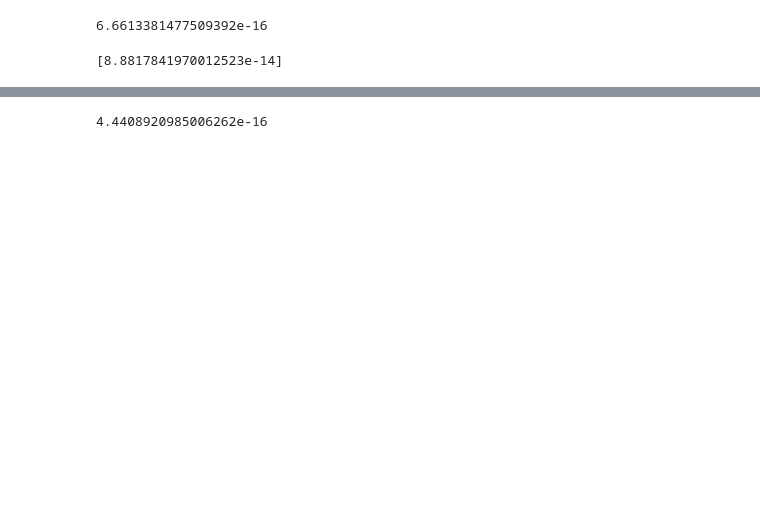
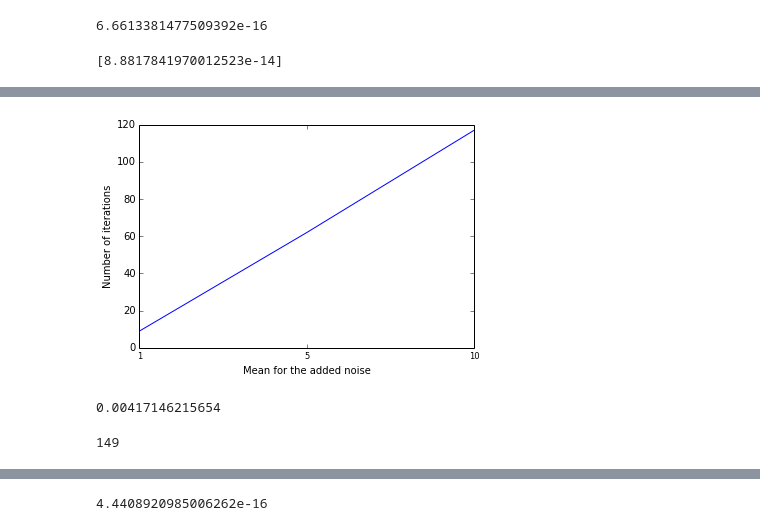
Before and after one commit to Divyagash/Class-6, a Jupyter notebook: PythonFiles/HW1.ipynb, the cells around one changed output, grey strips where cells are left out. Saved outputs shown, nothing was run; the diff lists cells and outputs as text; code cells hidden in the pictures; blank space fills up the shorter version.

```diff
--- a/PythonFiles/HW1.ipynb
+++ b/PythonFiles/HW1.ipynb
@@ -797,0 +862,31 @@ batchGradientDiscent(SSEPolynomialBasis,Sp,step,0.00000001,1000,designMat,Y)
+# %%
+NGAnalyticSoln = weights0
+SP1 =NGAnalyticSoln +  np.random.normal(1,1,len(NGAnalyticSoln))
+SP2 =NGAnalyticSoln +  np.random.normal(5,1,len(NGAnalyticSoln))
+SP3 =NGAnalyticSoln +  np.random.normal(10,1,len(NGAnalyticSoln))
+step = 1/np.linalg.norm(SSEPolynomialBasis(SP1,designMat,Y)[1])
+
+SP1output =  batchGradientDiscent(SSEPolynomialBasis,SP1,step,1e-8,1000,designMat,Y)
+step = 1/np.linalg.norm(SSEPolynomialBasis(SP2,designMat,Y)[1])
+SP2output =  batchGradientDiscent(SSEPolynomialBasis,SP2,step,1e-8,1000,designMat,Y)
+step = 1/np.linalg.norm(SSEPolynomialBasis(SP3,designMat,Y)[1])
+SP3output =  batchGradientDiscent(SSEPolynomialBasis,SP3,step,1e-8,1000,designMat,Y)
+
+Iterations0 = [SP1output[3],SP2output[3],SP3output[3] ]
+
+#SP3output
+W1 = ['1','5','10']
+# %%
+#plt.plot(W1,Iterations)
+plt.plot(range(len(Iterations)),Iterations,label='$\lambda$ = 0.1')
+#plt.plot(range(len(RRLambda0_5M10)),RRLambda0_5M10,label='$\lambda$ = 0.5')
+#plt.plot(range(len(RRLambda1M10)),RRLambda1M10,label='$\lambda$ = 1')
+#plt.plot(range(len(RRLambda2M10)),RRLambda2M10,label='$\lambda$ =2')
+#plt.plot(range(len(RRLambda5M10)),RRLambda5M10,label='$\lambda$ = 5')
+plt.xticks(range(len(W1)),W1, size='small')
+#plt.legend(bbox_to_anchor=(1.05, 1), loc=2, borderaxespad=0.)
+plt.xlabel('Mean for the added noise')
+plt.ylabel('Number of iterations')
+plt.show()
+# %% [output]
+[figure, added]
@@ -798,3 +895,46 @@ batchGradientDiscent(SSEPolynomialBasis,Sp,step,0.00000001,1000,designMat,Y)
+# %%
+# Comparing step sizes
+NGAnalyticSoln = weights0
+SP3 =NGAnalyticSoln +  np.random.normal(10,1,len(NGAnalyticSoln))
+step = 1/np.linalg.norm(SSEPolynomialBasis(SP3,designMat,Y)[1])
+step1 = step
+step2 = step*5
+step3 = step*10
+step4 = step*15
+step5 = step*20
+
+step1Iter = []
+step2Iter = []
+step3Iter = []
+step4Iter = []
+for i in range(10):
+    SP1output =  batchGradientDiscent(SSEPolynomialBasis,SP3,step,1e-8,1000,designMat,Y)
+    SP2output =  batchGradientDiscent(SSEPolynomialBasis,SP3,step2,1e-8,1000,designMat,Y)
+
+    SP3output =  batchGradientDiscent(SSEPolynomialBasis,SP3,step3,1e-8,1000,designMat,Y)
+    SP4output =  batchGradientDiscent(SSEPolynomialBasis,SP3,step4,1e-8,1000,designMat,Y)
+    step1Iter.append(SP1output[3])
+    step2Iter.append(SP2output[3])
+    step3Iter.append(SP3output[3])
+    step4Iter.append(SP4output[3])
+#SP5output =  batchGradientDiscent(SSEPolynomialBasis,SP3,step5,1e-8,1000,designMat,Y)
+#step6 = step*25
+#SP5output =  batchGradientDiscent(SSEPolynomialBasis,SP3,step6,1e-8,1000,designMat,Y)
+#step7 = step*7
+#SP5output =  batchGradientDiscent(SSEPolynomialBasis,SP3,step7,1e-8,1000,designMat,Y)
+#step8 = step*20
+#SP5output =  batchGradientDiscent(SSEPolynomialBasis,SP3,step8,1e-8,1000,designMat,Y)
+print step1
+# %% [output]
+0.00417146215654
+# %%
+# Converegnce Threshold
+batchGradientDiscent(SSEPolynomialBasis,SP3,step,1e-2,1000,designMat,Y)[3]
+batchGradientDiscent(SSEPolynomialBasis,SP3,step,1e-4,1000,designMat,Y)[3]
+batchGradientDiscent(SSEPolynomialBasis,SP3,step,1e-8,1000,designMat,Y)[3]
+batchGradientDiscent(SSEPolynomialBasis,SP3,step,1e-10,1000,designMat,Y)[3]
+# %% [output]
+149
 # %%
 weights1 = LBFRegression(X,Y,1)[0]
 m = 1
```
Also changed, not shown: parts of 29 cells of this notebook.
